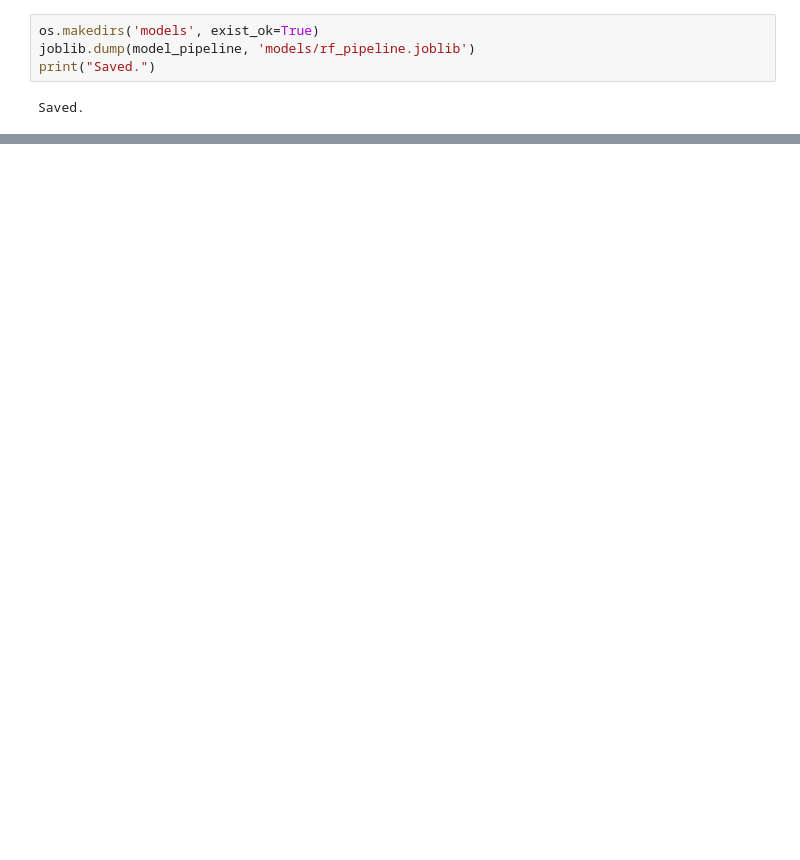
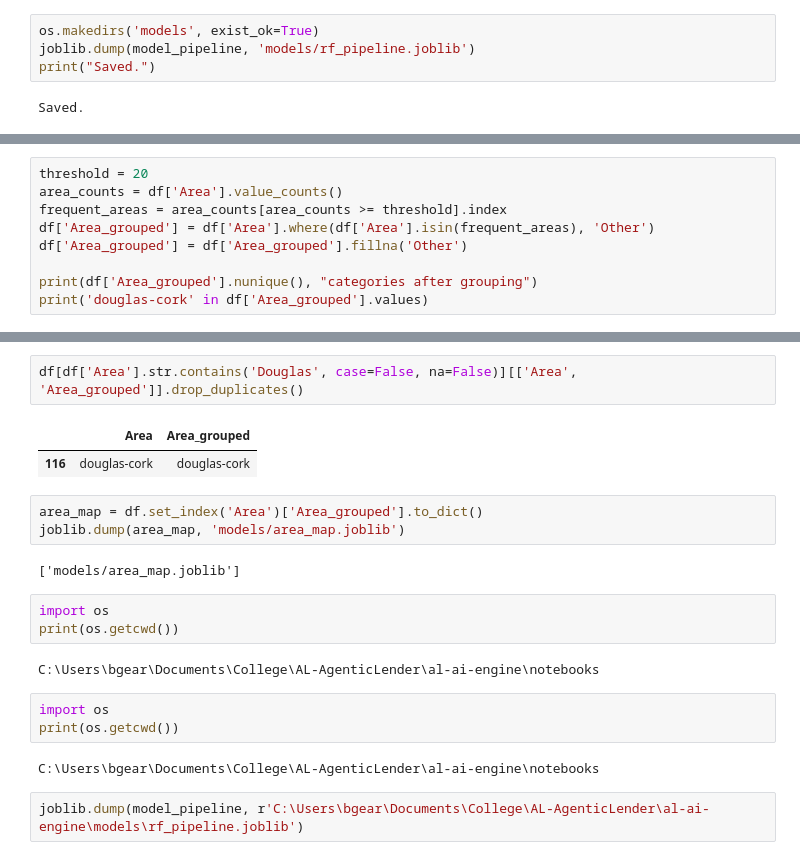
Before and after one commit to bgeary978/al-ai-engine, a Jupyter notebook: notebooks/housing_price_model.ipynb, the cells around one changed output, grey strips where cells are left out. Saved outputs shown, nothing was run; the diff lists cells and outputs as text; blank space fills up the shorter version.

```diff
--- a/notebooks/housing_price_model.ipynb
+++ b/notebooks/housing_price_model.ipynb
@@ -642,0 +732,9 @@ Saved.
+# %%
+threshold = 20
+area_counts = df['Area'].value_counts()
+frequent_areas = area_counts[area_counts >= threshold].index
+df['Area_grouped'] = df['Area'].where(df['Area'].isin(frequent_areas), 'Other')
+df['Area_grouped'] = df['Area_grouped'].fillna('Other')
+
+print(df['Area_grouped'].nunique(), "categories after grouping")
+print('douglas-cork' in df['Area_grouped'].values)
@@ -642,0 +916,22 @@ Saved.
+# %%
+df[df['Area'].str.contains('Douglas', case=False, na=False)][['Area', 'Area_grouped']].drop_duplicates()
+# %% [output]
+|  | Area | Area_grouped |
+| 116 | douglas-cork | douglas-cork |
+# %%
+area_map = df.set_index('Area')['Area_grouped'].to_dict()
+joblib.dump(area_map, 'models/area_map.joblib')
+# %% [output]
+['models/area_map.joblib']
+# %%
+import os
+print(os.getcwd())
+# %% [output]
+C:\Users\bgear\Documents\College\AL-AgenticLender\al-ai-engine\notebooks
+# %%
+import os
+print(os.getcwd())
+# %% [output]
+C:\Users\bgear\Documents\College\AL-AgenticLender\al-ai-engine\notebooks
+# %%
+joblib.dump(model_pipeline, r'C:\Users\bgear\Documents\College\AL-AgenticLender\al-ai-engine\models\rf_pipeline.joblib')
```
Also changed, not shown: parts of 29 cells of this notebook, 2 other files.
